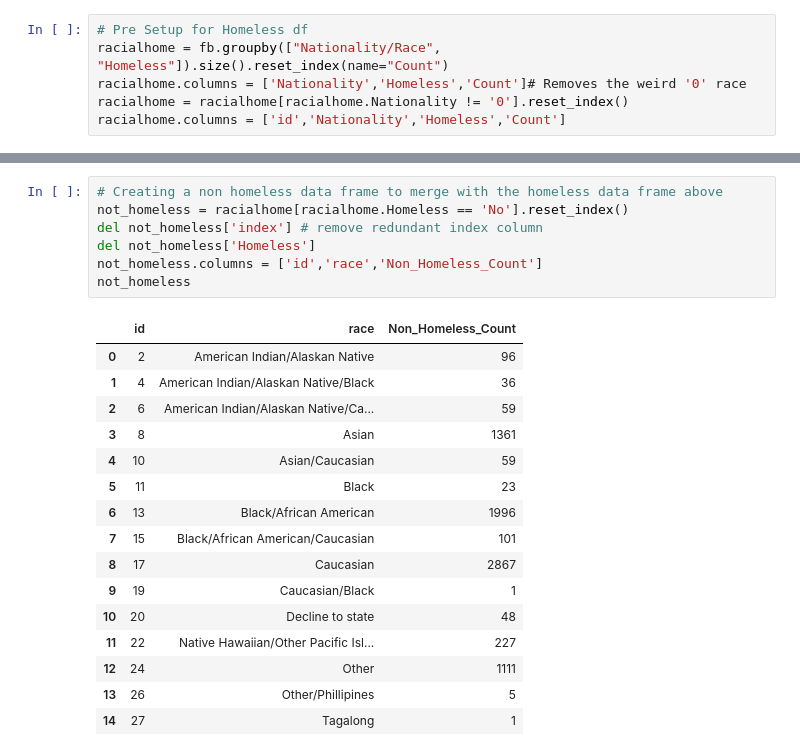
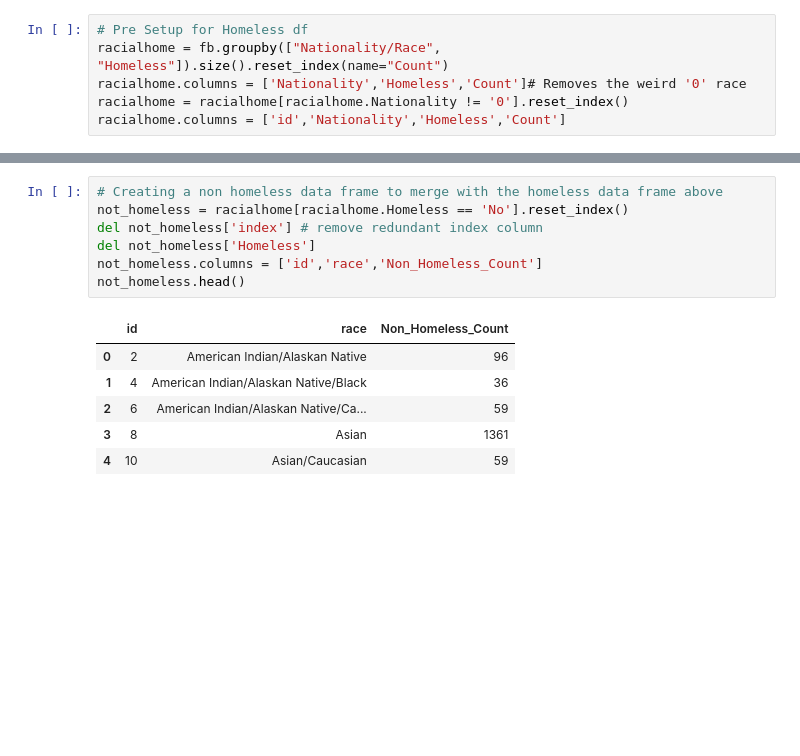
Before and after one commit to timilchene/Alameda_Food_Bank, a Jupyter notebook: Food_Bank.ipynb, the cells around one changed output, grey strips where cells are left out. Drawn from its saved outputs; the diff is of its cells as text; blank space fills up the shorter version.

```diff
--- a/Food_Bank.ipynb
+++ b/Food_Bank.ipynb
@@ -179,27 +173,17 @@ homeless
 # %%
 # Creating a non homeless data frame to merge with the homeless data frame above
 not_homeless = racialhome[racialhome.Homeless == 'No'].reset_index()
 del not_homeless['index'] # remove redundant index column
 del not_homeless['Homeless']
 not_homeless.columns = ['id','race','Non_Homeless_Count']
-not_homeless
+not_homeless.head()
 # %% [output]
 |  | id | race | Non_Homeless_Count |
 | 0 | 2 | American Indian/Alaskan Native | 96 |
 | 1 | 4 | American Indian/Alaskan Native/Black | 36 |
 | 2 | 6 | American Indian/Alaskan Native/Ca... | 59 |
 | 3 | 8 | Asian | 1361 |
 | 4 | 10 | Asian/Caucasian | 59 |
-| 5 | 11 | Black | 23 |
-| 6 | 13 | Black/African American | 1996 |
-| 7 | 15 | Black/African American/Caucasian | 101 |
-| 8 | 17 | Caucasian | 2867 |
-| 9 | 19 | Caucasian/Black | 1 |
-| 10 | 20 | Decline to state | 48 |
-| 11 | 22 | Native Hawaiian/Other Pacific Isl... | 227 |
-| 12 | 24 | Other | 1111 |
-| 13 | 26 | Other/Phillipines | 5 |
-| 14 | 27 | Tagalong | 1 |
 # %%
 # Merge the homeless and not homeless data frames
 merged_left = pd.merge(left=not_homeless,right=homeless, how='left', left_on='race', right_on='race')
```
Also changed, not shown: parts of 10 cells of this notebook.
